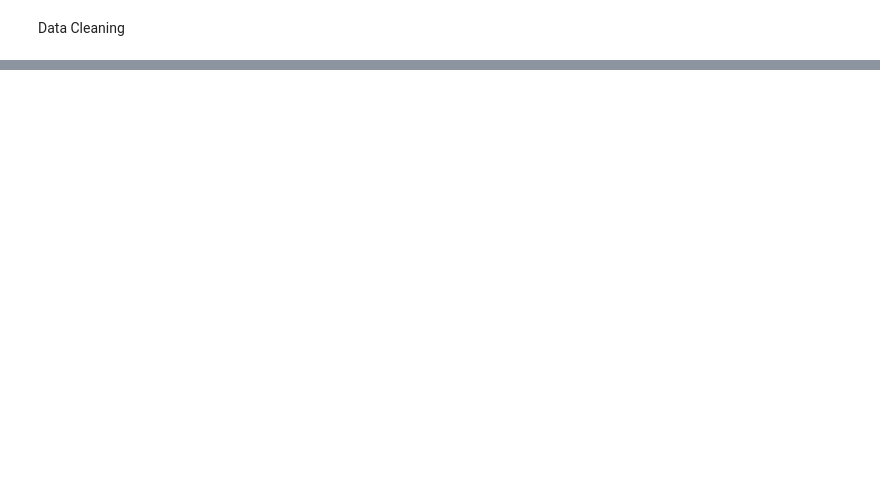
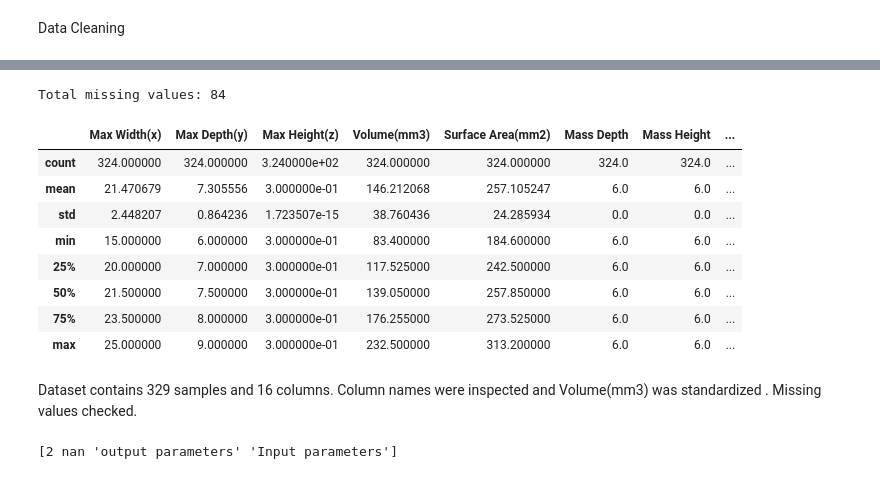
Before and after one commit to sababatamanna/ML, a Jupyter notebook: Task2_AI_Tshape_PEH.ipynb, the cells around one changed output, grey strips where cells are left out. Drawn from its saved outputs; the diff is of its cells as text; code cells hidden in the pictures; blank space fills up the shorter version.

```diff
--- a/Task2_AI_Tshape_PEH.ipynb
+++ b/Task2_AI_Tshape_PEH.ipynb
@@ -32,7 +32,7 @@ print(os.listdir())
 # %% [markdown]
 **LOAD** **DATASET**
 # %%
-df = pd.read_excel("T shape dataset (1).xlsx")
+df = pd.read_excel("T shape dataset.xlsx")
 print(df.head())
 # %% [output]
    Max Width(x)  Max Depth(y)  Max Height(z)  Volumn(mm3)  Surface Area(mm2)  \
@@ -70,0 +63,8 @@ FEATURE IMPORTANCE
+# %%
+df = df.rename(
+    columns=
+    {
+        "Volumn(mm3)": "  Volume(mm3)"
+    }
+)
+print(df.columns)
@@ -70,0 +118,16 @@ FEATURE IMPORTANCE
+# %%
+print("Total missing values:", df.isnull().sum().sum())
+# %% [output]
+Total missing values: 84
+# %%
+df.describe()
+# %% [output]
+|  | Max Width(x) | Max Depth(y) | Max Height(z) | Volume(mm3) | Surface Area(mm2) | Mass Depth | Mass Height | ... |
+| count | 324.000000 | 324.000000 | 3.240000e+02 | 324.000000 | 324.000000 | 324.0 | 324.0 | ... |
+| mean | 21.470679 | 7.305556 | 3.000000e-01 | 146.212068 | 257.105247 | 6.0 | 6.0 | ... |
+| std | 2.448207 | 0.864236 | 1.723507e-15 | 38.760436 | 24.285934 | 0.0 | 0.0 | ... |
+| min | 15.000000 | 6.000000 | 3.000000e-01 | 83.400000 | 184.600000 | 6.0 | 6.0 | ... |
+| 25% | 20.000000 | 7.000000 | 3.000000e-01 | 117.525000 | 242.500000 | 6.0 | 6.0 | ... |
+| 50% | 21.500000 | 7.500000 | 3.000000e-01 | 139.050000 | 257.850000 | 6.0 | 6.0 | ... |
+| 75% | 23.500000 | 8.000000 | 3.000000e-01 | 176.255000 | 273.525000 | 6.0 | 6.0 | ... |
+| max | 25.000000 | 9.000000 | 3.000000e-01 | 232.500000 | 313.200000 | 6.0 | 6.0 | ... |
@@ -70,0 +139,7 @@ FEATURE IMPORTANCE
+# %% [markdown]
+Dataset contains 329 samples and 16 columns.
+Column names were inspected and Volume(mm3) was standardized . Missing values checked.
+# %%
+print(df["Mass Width"].unique())
+# %% [output]
+[2 nan 'output parameters' 'Input parameters']
```
Also changed, not shown: parts of 26 cells of this notebook.
